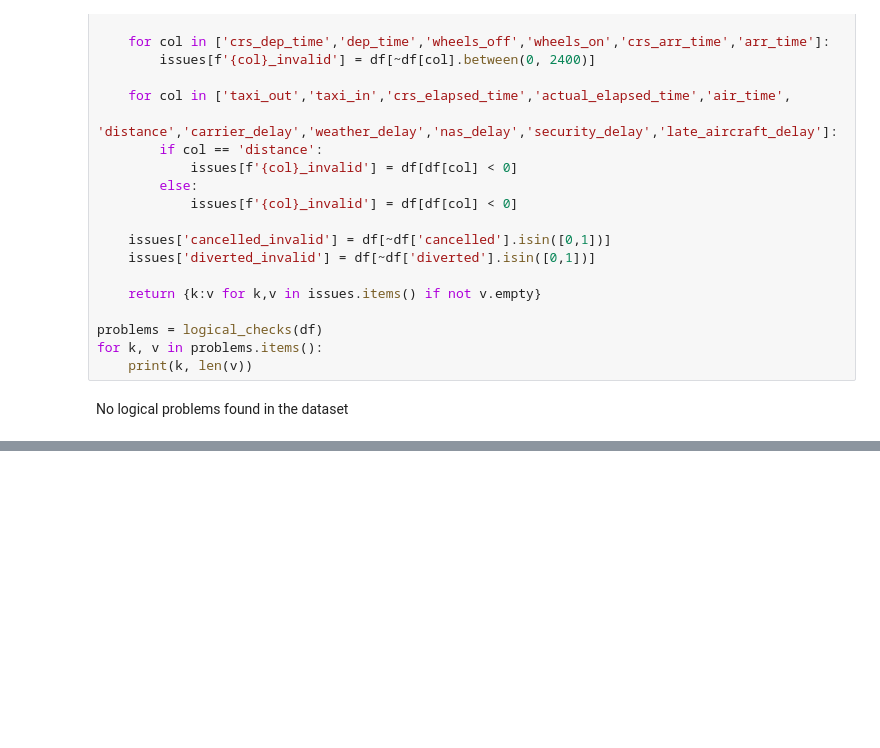
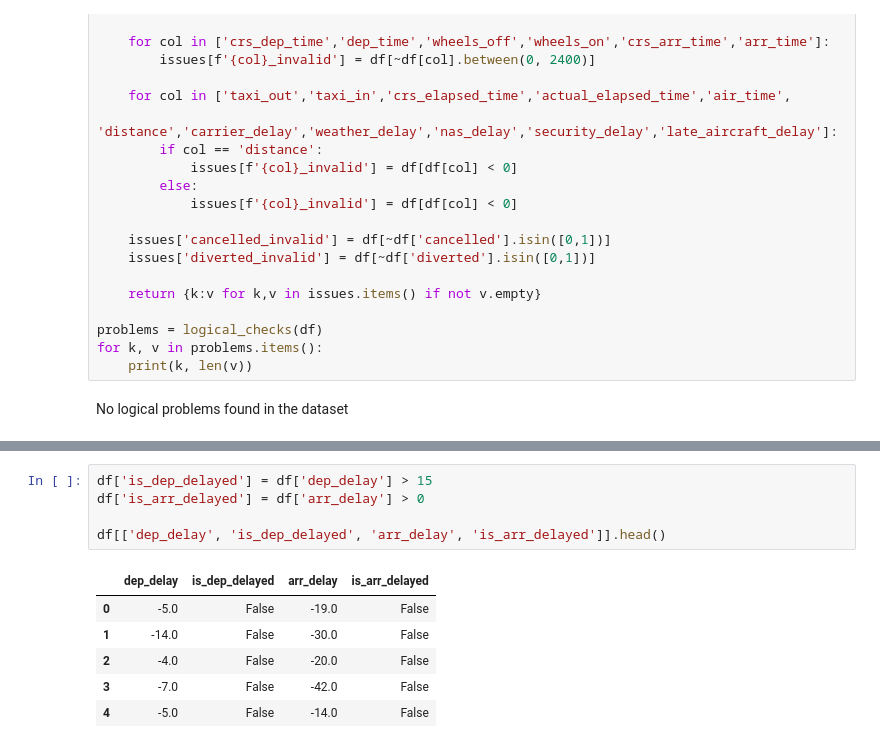
Before and after one commit to mwjung10/FlightDelay_ML_project, a Jupyter notebook: src/data_preproccess.ipynb, the cells around one changed output, grey strips where cells are left out. Drawn from its saved outputs; the diff is of its cells as text; blank space fills up the shorter version.

```diff
--- a/src/data_preproccess.ipynb
+++ b/src/data_preproccess.ipynb
@@ -144,0 +186,12 @@ No logical problems found in the dataset
+# %%
+df['is_dep_delayed'] = df['dep_delay'] > 15
+df['is_arr_delayed'] = df['arr_delay'] > 0
+
+df[['dep_delay', 'is_dep_delayed', 'arr_delay', 'is_arr_delayed']].head()
+# %% [output]
+|  | dep_delay | is_dep_delayed | arr_delay | is_arr_delayed |
+| 0 | -5.0 | False | -19.0 | False |
+| 1 | -14.0 | False | -30.0 | False |
+| 2 | -4.0 | False | -20.0 | False |
+| 3 | -7.0 | False | -42.0 | False |
+| 4 | -5.0 | False | -14.0 | False |
```
Also changed, not shown: parts of 9 cells of this notebook, 1 other file.
